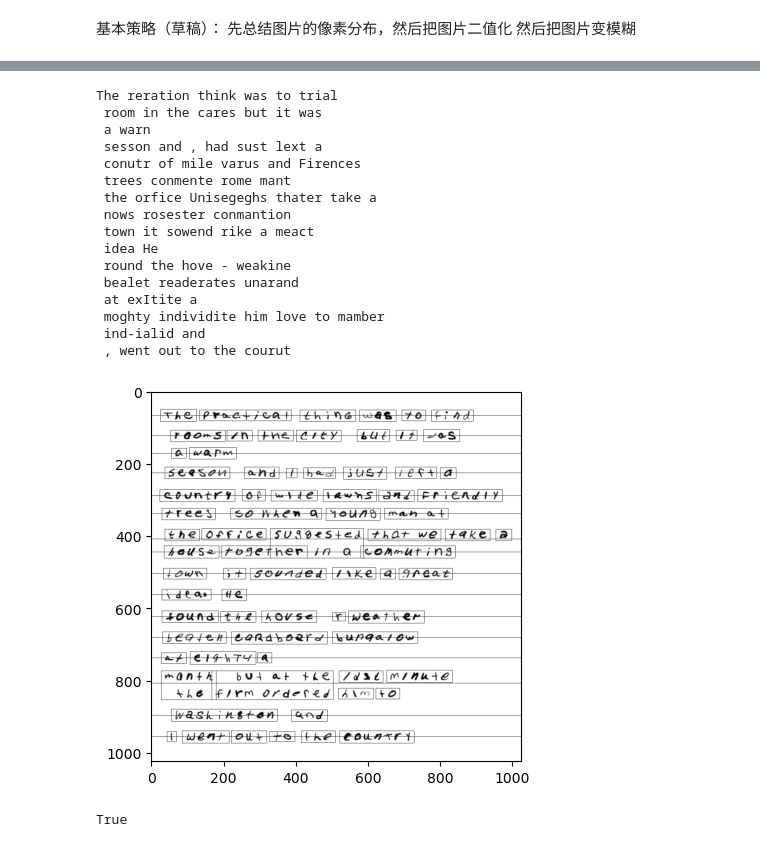
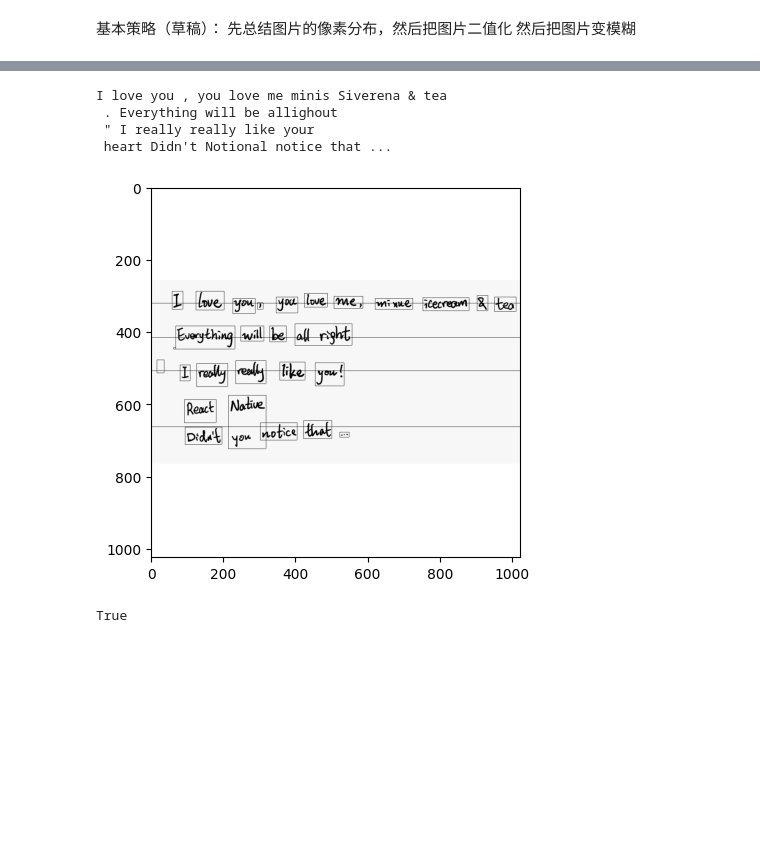
Before and after one commit to Ken-2511/HandwritingRecognition, a Jupyter notebook: Train/Segmentation.ipynb, the cells around one changed output, grey strips where cells are left out. Cells and saved outputs as stored; diff of their text form; code cells hidden in the pictures; blank space fills up the shorter version.

```diff
--- a/Train/Segmentation.ipynb
+++ b/Train/Segmentation.ipynb
@@ -20,8 +20,8 @@ dataset = SegDataset('IAM', 'val')
 # %%
 # load model
 model = CRNN()
-model_name = get_model_name(15, "CRNN")
-model_path = "/root/autodl-tmp/APS360_Project/Machine_Learning_Output/CRNN/"
+model_name = get_model_name(33, "Aug")
+model_path = "../Machine_Learning_Output/CRNN/"
 model.load_state_dict(torch.load(model_path + model_name, weights_only=True))
 model.to("cuda:0")
 model.eval()
@@ -38,7 +38,7 @@ def show_img(img: torch.Tensor):
 # %%
 # 将图片二值化
 _conv = torch.nn.Conv2d(1, 1, 3, padding=1, bias=False)
-_conv.weight.data = torch.tensor([[[[0.3, 1, 0.3], [2, 3, 2], [0.3, 1, 0.3]]]], dtype=torch.float32)
+_conv.weight.data = torch.tensor([[[[0.3, 1, 0.3], [1, 3, 1], [0.3, 1, 0.3]]]], dtype=torch.float32)
 def non_maximum_suppression(img, lower_bound=150, upper_bound=200):
     lower_bound = 1 - lower_bound / 255
     upper_bound = 1 - upper_bound / 255
@@ -52,7 +52,7 @@ def non_maximum_suppression(img, lower_bound=150, upper_bound=200):
     indices = torch.where(img < upper_bound)
     new_img[indices] = 0
     # 对剩下的像素进行卷积，如果周围有很多像素是1，那么就设置为1
-    for _ in range(15):
+    for _ in range(10):
         temp = _conv(new_img.unsqueeze(0)).squeeze(0)
         indices = torch.where(temp >= 1.5)
         new_img[indices] = 1
@@ -281,7 +281,8 @@ def predict(model, original_img: torch.Tensor):
             batch.append(word_img)
         batch = torch.stack(batch).to("cuda:0")
         output, probabilities = model.forward_beam(batch)
-        output = model.to_words(output)
+        output = model.beam_output_to_words(output)
+        output = [x[0] for x in output]
         words.extend(output)
         words.append('\n')
     ans["word_list"] = words
@@ -336,7 +341,7 @@ Hope ide kided consenations mean you cair
 True
 # %%
 # 让模型能够应付一张保存在本地的图片
-img = cv2.imread('test1.png', cv2.IMREAD_GRAYSCALE)
+img = cv2.imread('test.jpg', cv2.IMREAD_GRAYSCALE)
 # pad image
 w, h = img.shape[1], img.shape[0]
 new_len = w if w > h else h
@@ -347,48 +352,36 @@ new_img = cv2.resize(new_img, (1024, 1024))
 new_img = new_img.reshape(1, 1024, 1024)
 new_img = torch.tensor(new_img, dtype=torch.float32)
 
 ans = predict(model, new_img)
 print(ans["paragraph"])
 
 img = new_img.clone()
 # for rect in ans["rectangles"]:
 #     x1, y1, x2, y2 = rect
 #     img[0, x1:x2, y1] = 0
 #     img[0, x1:x2, y2] = 0
 #     img[0, x1, y1:y2] = 0
 #     img[0, x2, y1:y2] = 0
 
 # 给每一行画一条线
 for row in ans["rows"]:
     y = int(row.y_mean)
     img[0, y, :] = 0
     for rect in row.rectangles:
         y1, x1, y2, x2 = rect
         img[0, y1, x1:x2] = 0
         img[0, y2, x1:x2] = 0
         img[0, y1:y2, x1] = 0
         img[0, y1:y2, x2] = 0
 
 
 show_img(img)
 # 把image保存下来
 cv2.imwrite('test.png', img[0].numpy())
 # %% [output]
-The reration think was to trial
- room in the cares but it was
- a warn
- sesson and , had sust lext a
- conutr of mile varus and Firences
- trees conmente rome mant
- the orfice Unisegeghs thater take a
- nows rosester conmantion
- town it sowend rike a meact
- idea He
- round the hove - weakine
- bealet readerates unarand
- at exItite a
- moghty individite him love to mamber
- ind-ialid and
- , went out to the courut
+I love you , you love me minis Siverena & tea
+ . Everything will be allighout
+ " I really really like your
+ heart Didn't Notional notice that ...
-[figure, old version]
+[figure, new version]
 True
```
Also changed, not shown: parts of 1 cell of this notebook, 4 other files.
